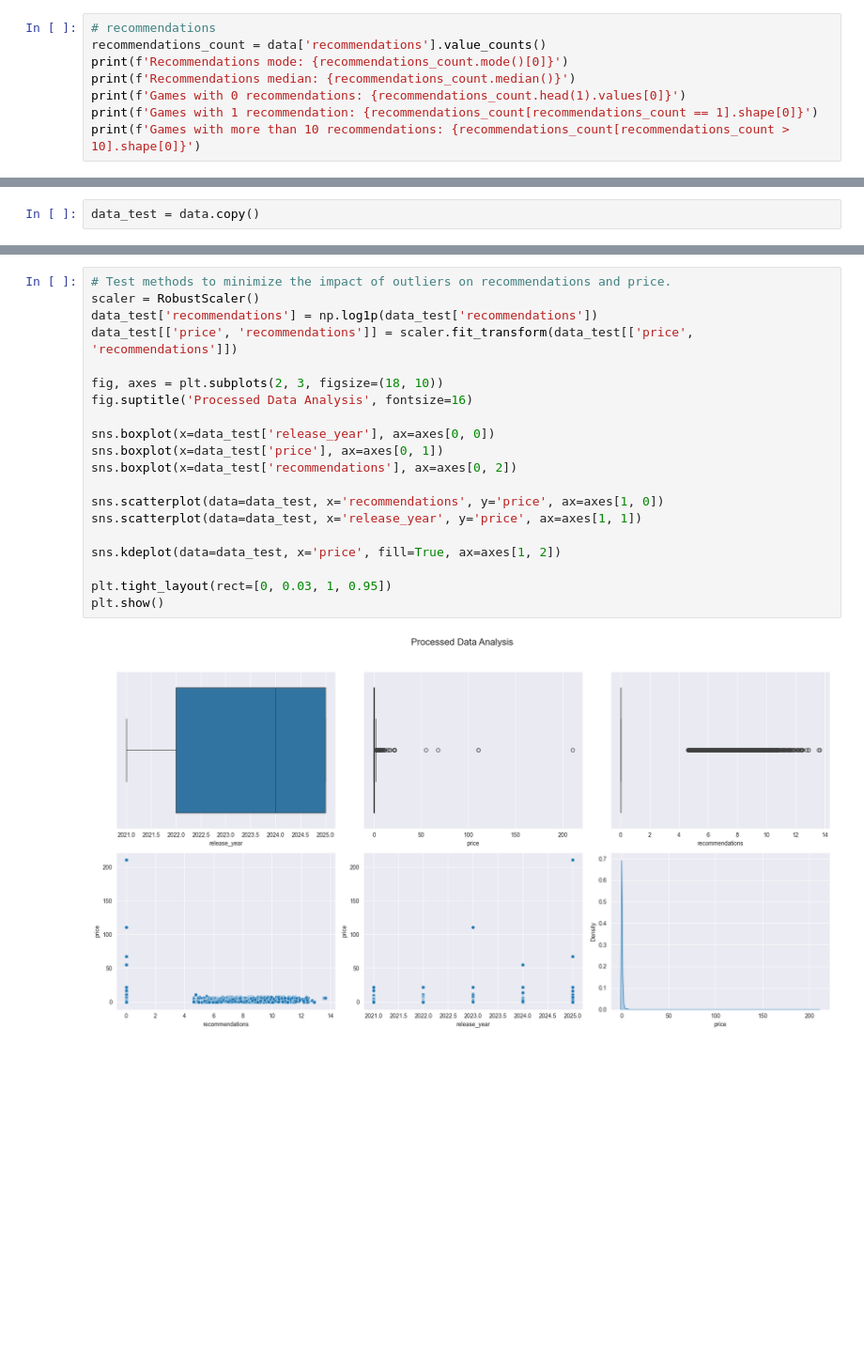
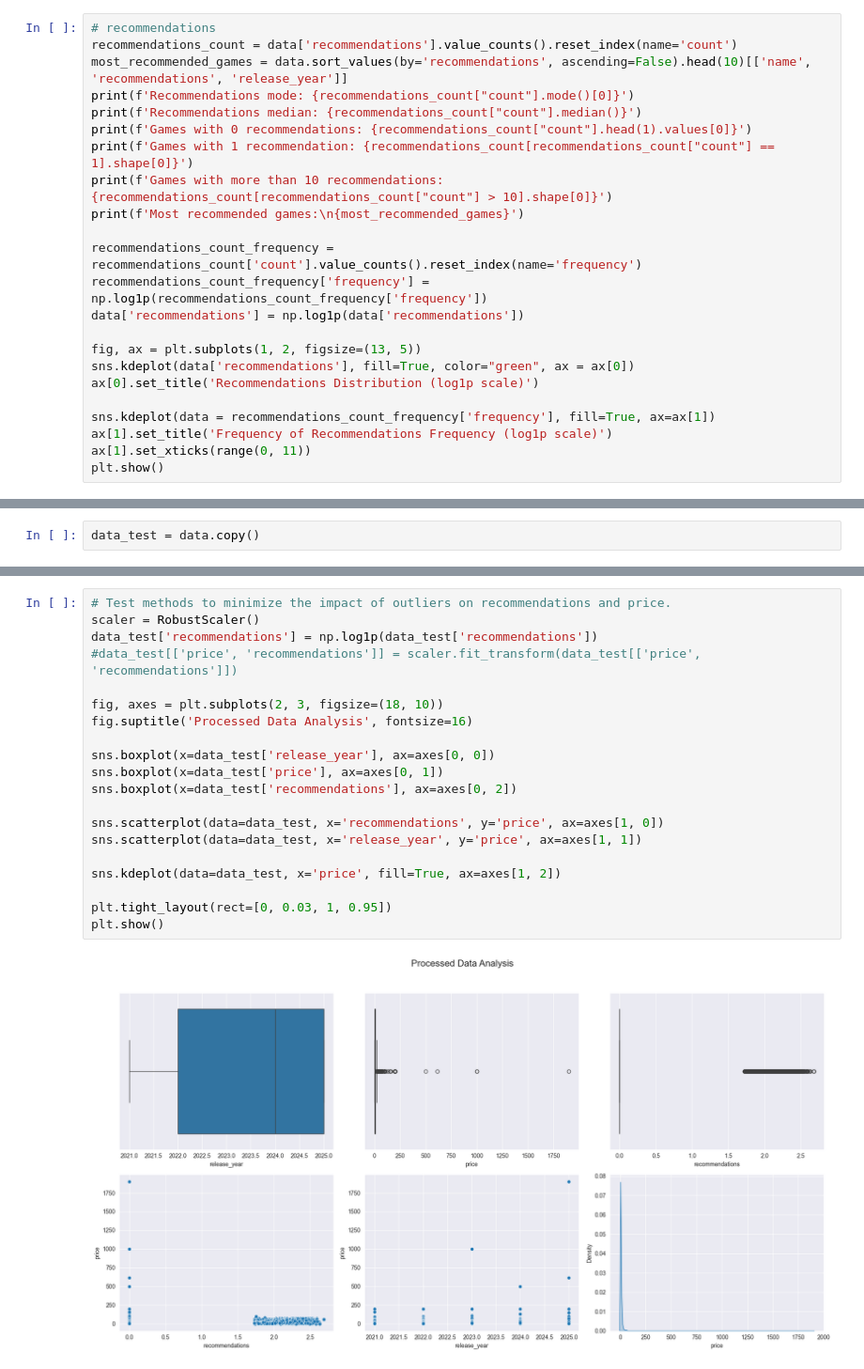
Before and after one commit to MCAlberto55/steam-games-analysis, a Jupyter notebook: notebooks/eda_analysis.ipynb, the cells around one changed output, grey strips where cells are left out. Shown at 94% size. Drawn from its saved outputs; the diff is of its cells as text; blank space fills up the shorter version.

Commit message:
analyce frequency of recommendations frecuency

```diff
--- a/notebooks/eda_analysis.ipynb
+++ b/notebooks/eda_analysis.ipynb
@@ -417,12 +417,27 @@ Name: price, dtype: float64
 [figure]
 # %%
 # recommendations
-recommendations_count = data['recommendations'].value_counts()
-print(f'Recommendations mode: {recommendations_count.mode()[0]}')
-print(f'Recommendations median: {recommendations_count.median()}')
-print(f'Games with 0 recommendations: {recommendations_count.head(1).values[0]}')
-print(f'Games with 1 recommendation: {recommendations_count[recommendations_count == 1].shape[0]}')
-print(f'Games with more than 10 recommendations: {recommendations_count[recommendations_count > 10].shape[0]}')
+recommendations_count = data['recommendations'].value_counts().reset_index(name='count')
+most_recommended_games = data.sort_values(by='recommendations', ascending=False).head(10)[['name', 'recommendations', 'release_year']]
+print(f'Recommendations mode: {recommendations_count["count"].mode()[0]}')
+print(f'Recommendations median: {recommendations_count["count"].median()}')
+print(f'Games with 0 recommendations: {recommendations_count["count"].head(1).values[0]}')
+print(f'Games with 1 recommendation: {recommendations_count[recommendations_count["count"] == 1].shape[0]}')
+print(f'Games with more than 10 recommendations: {recommendations_count[recommendations_count["count"] > 10].shape[0]}')
+print(f'Most recommended games:\n{most_recommended_games}')
+
+recommendations_count_frequency = recommendations_count['count'].value_counts().reset_index(name='frequency')
+recommendations_count_frequency['frequency'] = np.log1p(recommendations_count_frequency['frequency'])
+data['recommendations'] = np.log1p(data['recommendations'])
+
+fig, ax = plt.subplots(1, 2, figsize=(13, 5))
+sns.kdeplot(data['recommendations'], fill=True, color="green", ax = ax[0])
+ax[0].set_title('Recommendations Distribution (log1p scale)')
+
+sns.kdeplot(data = recommendations_count_frequency['frequency'], fill=True, ax=ax[1])
+ax[1].set_title('Frequency of Recommendations Frequency (log1p scale)')
+ax[1].set_xticks(range(0, 11))
+plt.show()
 # %% [output]
 Recommendations mode: 1
 Recommendations median: 1.0
@@ -479,25 +508,25 @@ recommendations -0.037159     -0.008288  0.060516         1.000000
 # %%
 # Test methods to minimize the impact of outliers on recommendations and price.
 scaler = RobustScaler()
 data_test['recommendations'] = np.log1p(data_test['recommendations'])
-data_test[['price', 'recommendations']] = scaler.fit_transform(data_test[['price', 'recommendations']])
+#data_test[['price', 'recommendations']] = scaler.fit_transform(data_test[['price', 'recommendations']])
 
 fig, axes = plt.subplots(2, 3, figsize=(18, 10))
 fig.suptitle('Processed Data Analysis', fontsize=16)
 
 sns.boxplot(x=data_test['release_year'], ax=axes[0, 0])
 sns.boxplot(x=data_test['price'], ax=axes[0, 1])
 sns.boxplot(x=data_test['recommendations'], ax=axes[0, 2])
 
 sns.scatterplot(data=data_test, x='recommendations', y='price', ax=axes[1, 0])
 sns.scatterplot(data=data_test, x='release_year', y='price', ax=axes[1, 1])
 
 sns.kdeplot(data=data_test, x='price', fill=True, ax=axes[1, 2])
 
 plt.tight_layout(rect=[0, 0.03, 1, 0.95])
 plt.show()
 # %% [output]
-[figure, old version]
+[figure, new version]
 # %%
 # Visualize the distribution of recommendations before and after the transformation
 fig, axes = plt.subplots(1, 2, figsize=(15, 5))
```
Also changed, not shown: parts of 10 cells of this notebook.
